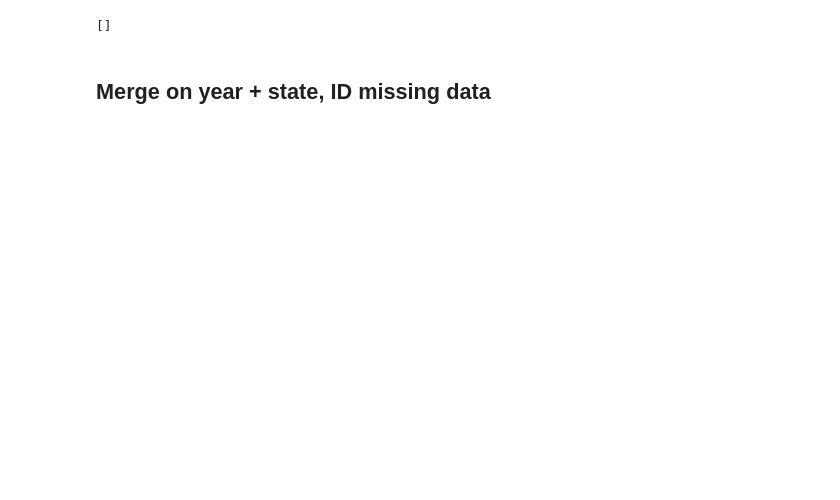
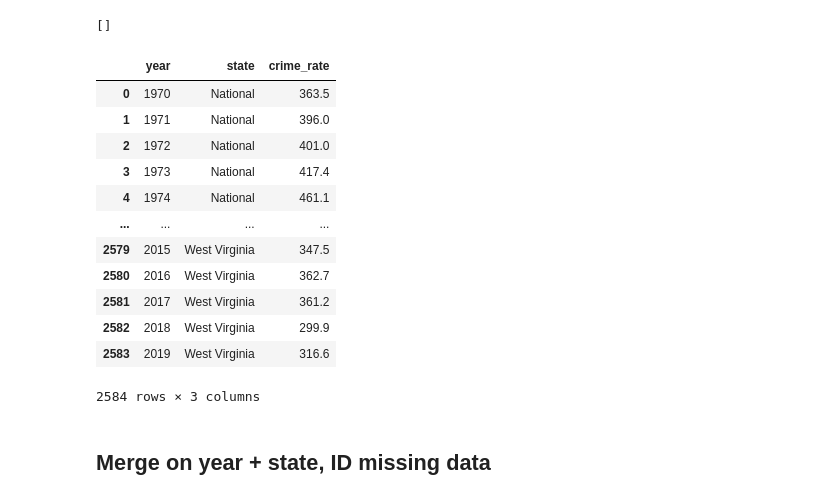
Before and after one commit to taytaka/Poverty_and_Minimum_Wage, a Jupyter notebook: ETL_merge_all_csv_files.ipynb, the cells around one changed output. Cells and saved outputs as stored; diff of their text form; code cells hidden in the pictures; blank space fills up the shorter version.

```diff
--- a/ETL_merge_all_csv_files.ipynb
+++ b/ETL_merge_all_csv_files.ipynb
@@ -220,6 +221,22 @@ for i in crime_df['state'].unique().tolist():
 state_list
 # %% [output]
 []
+# %%
+crime_df
+# %% [output]
+|  | year | state | crime_rate |
+| 0 | 1970 | National | 363.5 |
+| 1 | 1971 | National | 396.0 |
+| 2 | 1972 | National | 401.0 |
+| 3 | 1973 | National | 417.4 |
+| 4 | 1974 | National | 461.1 |
+| ... | ... | ... | ... |
+| 2579 | 2015 | West Virginia | 347.5 |
+| 2580 | 2016 | West Virginia | 362.7 |
+| 2581 | 2017 | West Virginia | 361.2 |
+| 2582 | 2018 | West Virginia | 299.9 |
+| 2583 | 2019 | West Virginia | 316.6 |
+2584 rows × 3 columns
 # %% [markdown]
 ## Merge on year + state,  ID missing data
 # %%
```
Also changed, not shown: parts of 10 cells of this notebook, 2 other files.
